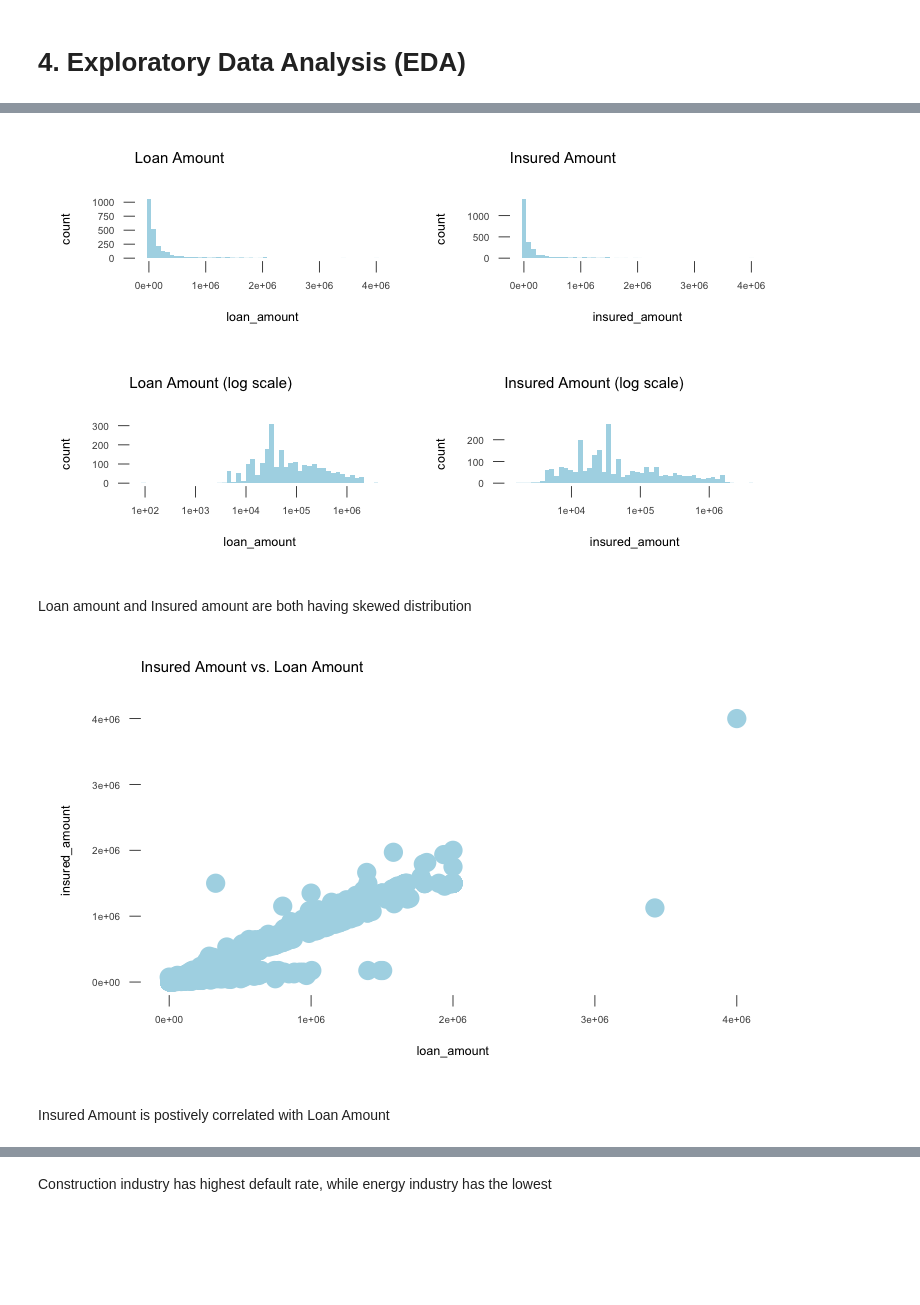
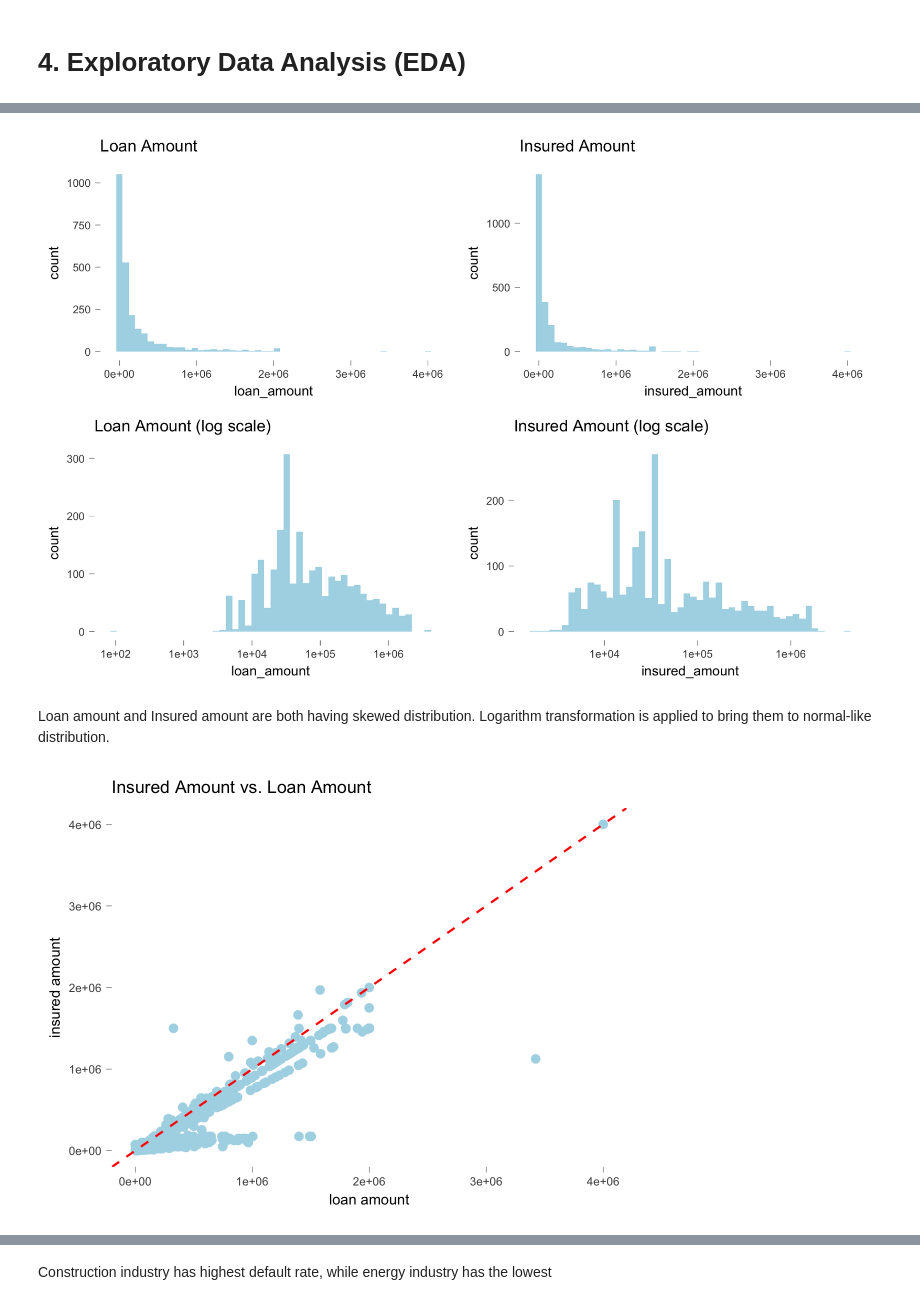
Before and after one commit to xuelin-amy/loan_default_prediction, a Jupyter notebook: notebook.ipynb, the cells around one changed output, grey strips where cells are left out. Drawn from its saved outputs; the diff is of its cells as text; code cells hidden in the pictures; blank space fills up the shorter version.

```diff
--- a/notebook.ipynb
+++ b/notebook.ipynb
@@ -111,9 +109,9 @@ No   Variable          Stats / Values                     Freqs (% of Valid)
 # define theme
 options(repr.plot.width = 2.5, repr.plot.height = 1.5, repr.plot.res = 300)
 nb.theme <- theme(
-    text = element_text(size = 3),
+    text = element_text(size = 7),
     element_line(size = 0.1),
-    legend.key.size = unit(0.2,'cm'),
+    legend.key.size = unit(0.4,'cm'),
     panel.background = element_rect(fill = "transparent"), # bg of the panel
     plot.background = element_rect(fill = "transparent"), # bg of the plot
     panel.grid.major = element_blank(), # get rid of major grid
@@ -133,5 +138,6 @@ nb.theme
 # %%
 # loan amount and insured amount historgram
+options(repr.plot.width = 6, repr.plot.height = 4, repr.plot.res = 300)
 p1 <- df %>%
 ggplot(aes(x = loan_amount)) +
 geom_histogram(bins = 50, fill = 'lightblue') +
@@ -149,16 +155,18 @@ p4 <- p2 + scale_x_log10() + labs(title = 'Insured Amount (log scale)')
 
 ggarrange(p1,p2, p3,p4, ncol = 2, nrow = 2, common.legend = T)
 # %% [output]
-[figure, old version]
+[figure, new version]
 # %% [markdown]
-Loan amount and Insured amount are both having skewed distribution
+Loan amount and Insured amount are both having skewed distribution. Logarithm transformation is applied to bring them to normal-like distribution.
 # %%
+options(repr.plot.width = 4, repr.plot.height = 3, repr.plot.res = 300)
 df %>%
 ggplot(aes(x = loan_amount, y = insured_amount)) +
 geom_point(color = 'lightblue') +
-labs(title = 'Insured Amount vs. Loan Amount') +
+geom_abline(slope = 1, intercept = 0, color = 'red', linetype = 'dashed') +
+labs(title = 'Insured Amount vs. Loan Amount',
+     x = 'loan amount',
+     y = 'insured amount') +
 nb.theme
 # %% [output]
-[figure, old version]
+[figure, new version]
-# %% [markdown]
-Insured Amount is postively correlated with Loan Amount
```
Also changed, not shown: parts of 35 cells of this notebook, 2 other files.
